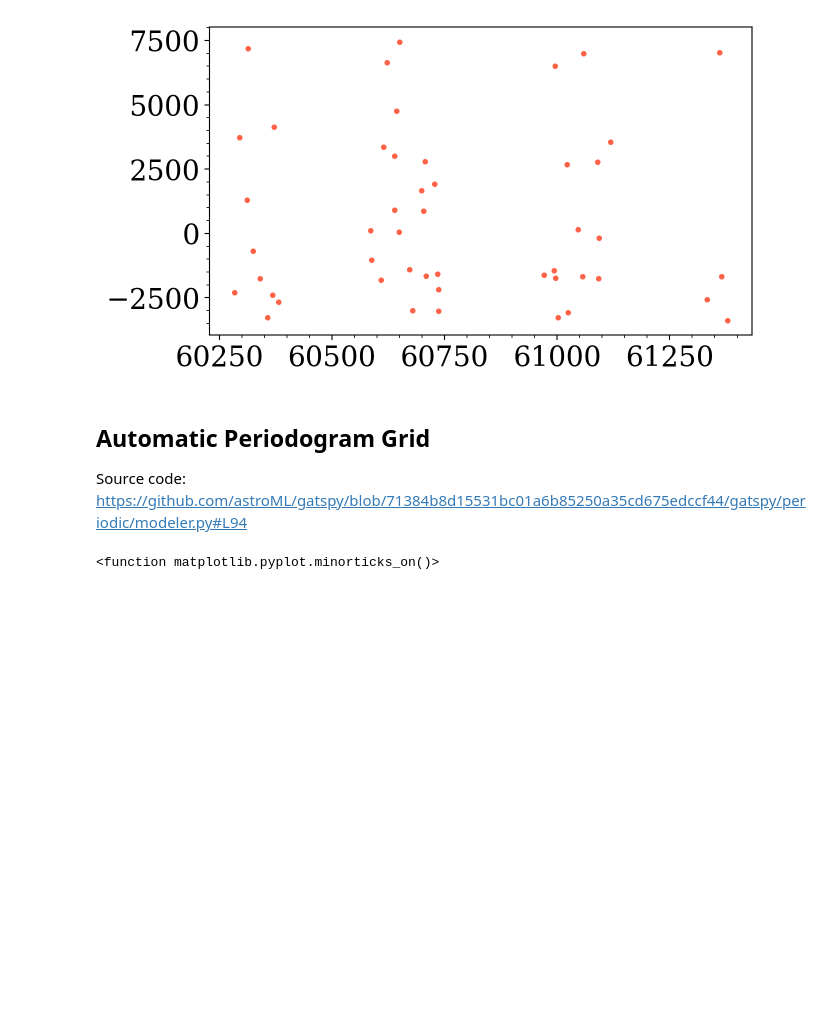
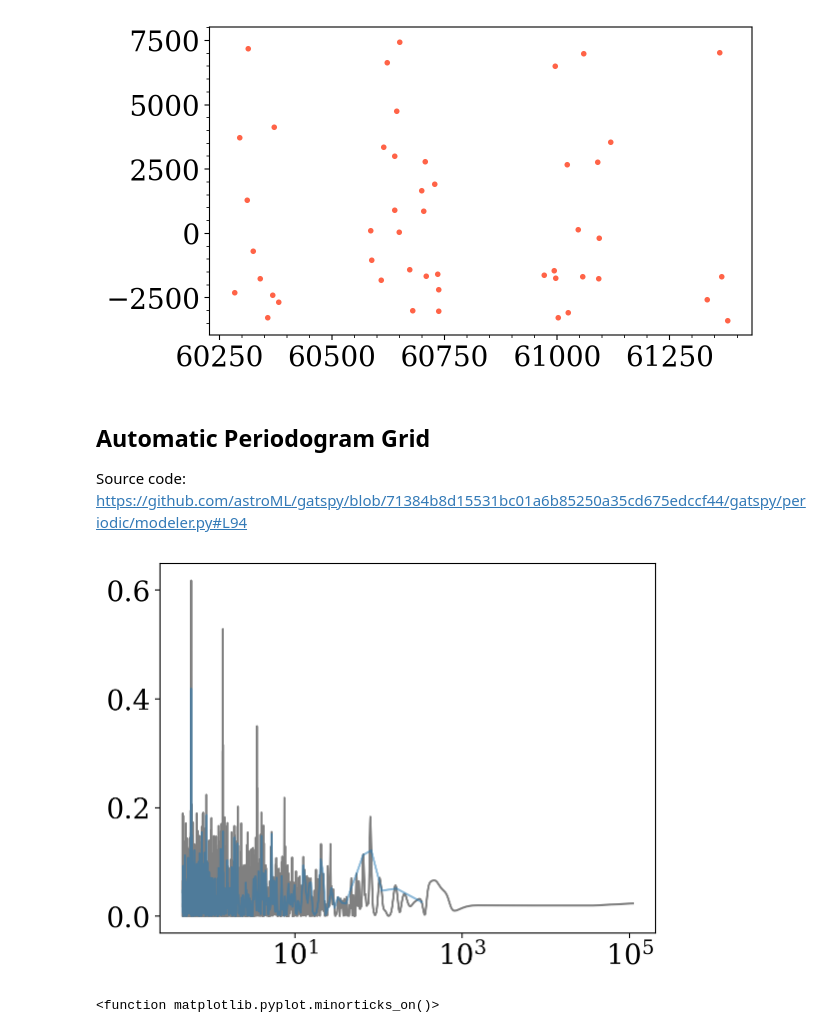
Before and after one commit to AndyTza/PeriodicLSSTScaps, a Jupyter notebook: tutorials/[Tutorial 3.0 - 23] - Single Band Astropy LombScargle Implementation.ipynb, the cells around one changed output. Cells and saved outputs as stored; diff of their text form; code cells hidden in the pictures; blank space fills up the shorter version.

```diff
--- a/tutorials/[Tutorial 3.0 - 23] - Single Band Astropy LombScargle Implementation.ipynb
+++ b/tutorials/[Tutorial 3.0 - 23] - Single Band Astropy LombScargle Implementation.ipynb
@@ -86,9 +86,11 @@ def compute_optimized_periodogram_grid(x0, oversampling_factor=5, nyquist_factor
 # Create a LombScargle Periodogram Model
 lsp = LombScargle(phot['mjd'][rf],
                   phot['flux'][rf],
-                  phot['flux_err'][rf],
+                  dy = phot['flux_err'][rf],
                   fit_mean=True,
                   center_data=True,
                   nterms=1,
                  normalization='standard')
+# %%
+a, b = lsp.autopower(samples_per_peak=50, nyquist_factor=100)
 # %%
@@ -99,3 +101,11 @@ power = lsp.power(f_grid)
+# %%
+plt.plot(1/a, b, color='gray')
+
+plt.plot(1/f_grid, power, alpha=0.5)
+
+plt.xscale('log')
+# %% [output]
+[figure, added]
 # %%
 plt.figure(figsize=(7, 3))
 plt.plot(1/f_grid, power, color='k')
```
Also changed, not shown: parts of 7 cells of this notebook, 3 other files.
